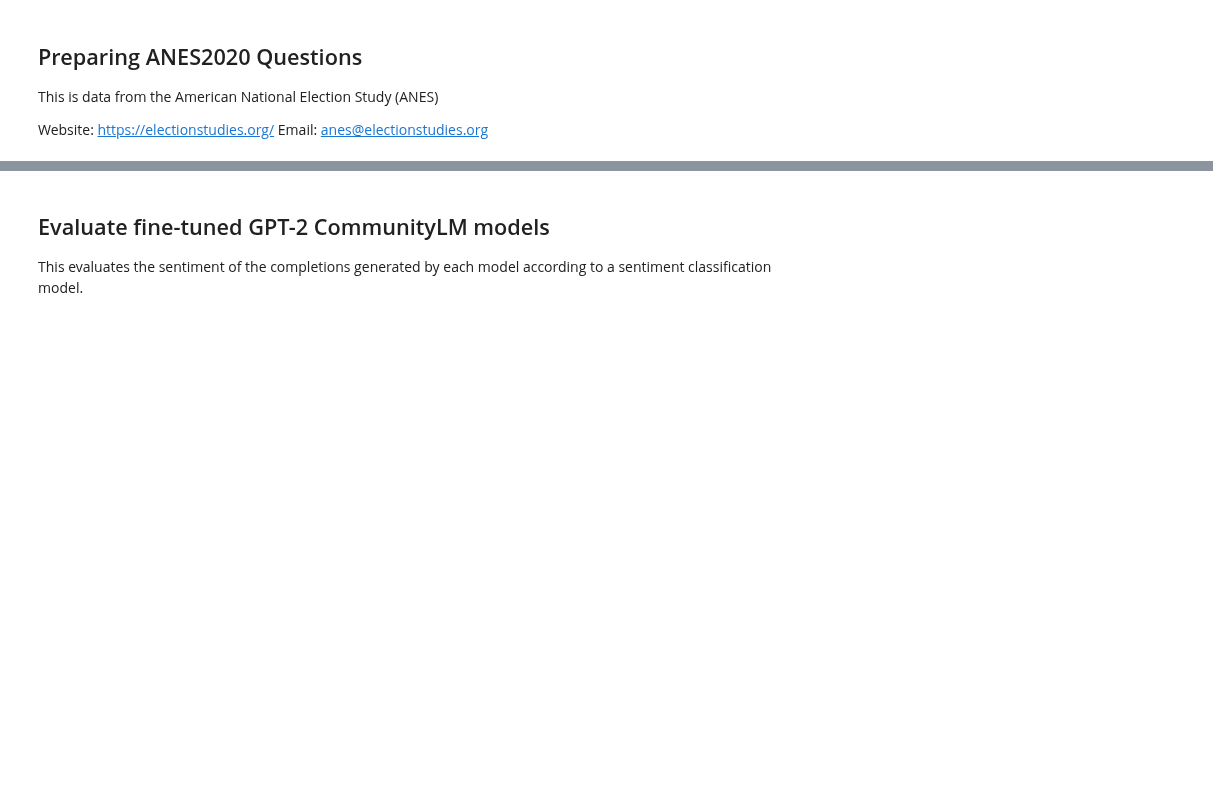
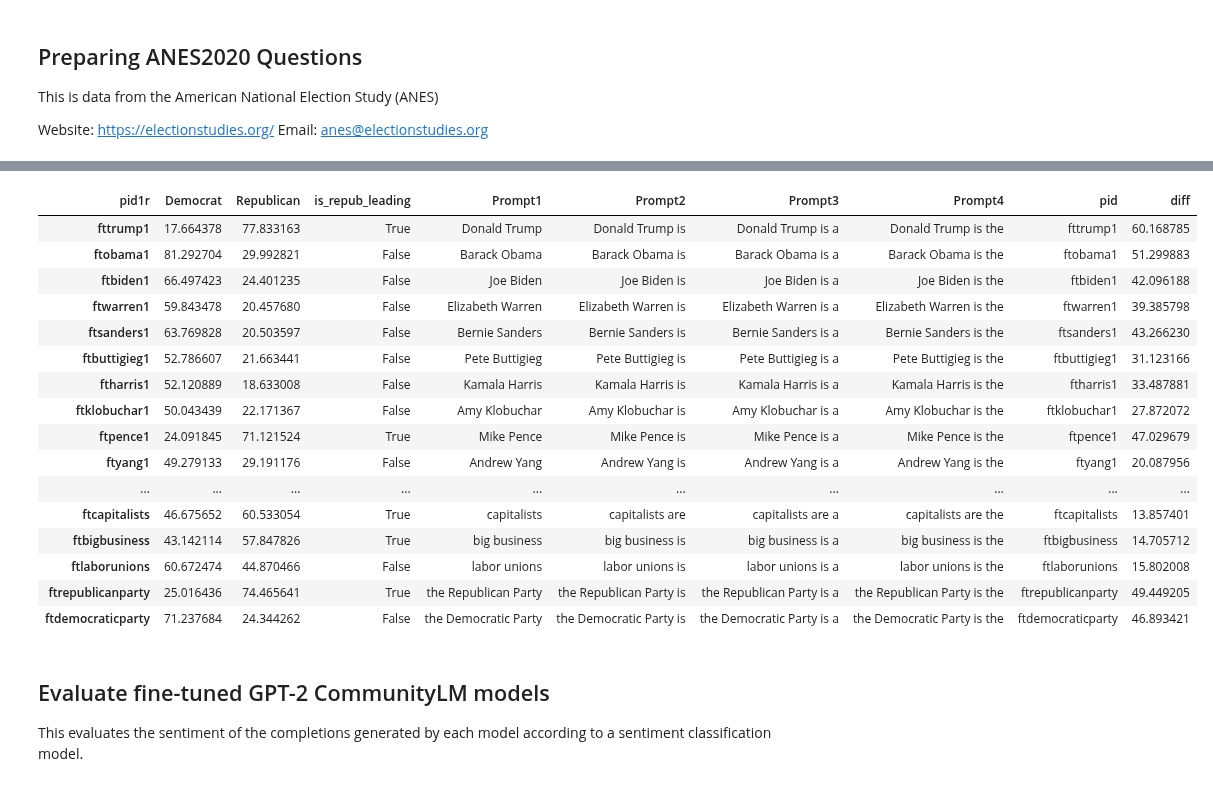
Before and after one commit to neulab/llments, a Jupyter notebook: examples/community_lm/community_lm_rag.ipynb, the cells around one changed output, grey strips where cells are left out. Saved outputs shown, nothing was run; the diff lists cells and outputs as text; code cells hidden in the pictures; blank space fills up the shorter version.

```diff
--- a/examples/community_lm/community_lm_rag.ipynb
+++ b/examples/community_lm/community_lm_rag.ipynb
@@ -74,7 +138,7 @@ This is data from the American National Election Study (ANES)
 Website: https://electionstudies.org/
 Email:   anes@electionstudies.org
 # %%
-df = pd.read_csv("data/anes_pilot_2020ets_csv.csv")
+df = pd.read_csv("examples/community_lm/data/anes_pilot_2020ets_csv.csv")
 
 print(f"Number of Rows Total {df.shape}")
 
@@ -99,6 +204,25 @@ df_politician_results.to_csv("output/anes2020_pilot_prompt_probing.csv", index=F
 # %%
 df_politician_results['diff'] = (df_politician_results.Democrat-df_politician_results.Republican).apply(abs)
 df_politician_results.sort_values(by=['diff'])
+df_politician_results
+# %% [output]
+| pid1r | Democrat | Republican | is_repub_leading | Prompt1 | Prompt2 | Prompt3 | Prompt4 | pid | diff |
+| fttrump1 | 17.664378 | 77.833163 | True | Donald Trump | Donald Trump is | Donald Trump is a | Donald Trump is the | fttrump1 | 60.168785 |
+| ftobama1 | 81.292704 | 29.992821 | False | Barack Obama | Barack Obama is | Barack Obama is a | Barack Obama is the | ftobama1 | 51.299883 |
+| ftbiden1 | 66.497423 | 24.401235 | False | Joe Biden | Joe Biden is | Joe Biden is a | Joe Biden is the | ftbiden1 | 42.096188 |
+| ftwarren1 | 59.843478 | 20.457680 | False | Elizabeth Warren | Elizabeth Warren is | Elizabeth Warren is a | Elizabeth Warren is the | ftwarren1 | 39.385798 |
+| ftsanders1 | 63.769828 | 20.503597 | False | Bernie Sanders | Bernie Sanders is | Bernie Sanders is a | Bernie Sanders is the | ftsanders1 | 43.266230 |
+| ftbuttigieg1 | 52.786607 | 21.663441 | False | Pete Buttigieg | Pete Buttigieg is | Pete Buttigieg is a | Pete Buttigieg is the | ftbuttigieg1 | 31.123166 |
+| ftharris1 | 52.120889 | 18.633008 | False | Kamala Harris | Kamala Harris is | Kamala Harris is a | Kamala Harris is the | ftharris1 | 33.487881 |
+| ftklobuchar1 | 50.043439 | 22.171367 | False | Amy Klobuchar | Amy Klobuchar is | Amy Klobuchar is a | Amy Klobuchar is the | ftklobuchar1 | 27.872072 |
+| ftpence1 | 24.091845 | 71.121524 | True | Mike Pence | Mike Pence is | Mike Pence is a | Mike Pence is the | ftpence1 | 47.029679 |
+| ftyang1 | 49.279133 | 29.191176 | False | Andrew Yang | Andrew Yang is | Andrew Yang is a | Andrew Yang is the | ftyang1 | 20.087956 |
+| ... | ... | ... | ... | ... | ... | ... | ... | ... | ... |
+| ftcapitalists | 46.675652 | 60.533054 | True | capitalists | capitalists are | capitalists are a | capitalists are the | ftcapitalists | 13.857401 |
+| ftbigbusiness | 43.142114 | 57.847826 | True | big business | big business is | big business is a | big business is the | ftbigbusiness | 14.705712 |
+| ftlaborunions | 60.672474 | 44.870466 | False | labor unions | labor unions is | labor unions is a | labor unions is the | ftlaborunions | 15.802008 |
+| ftrepublicanparty | 25.016436 | 74.465641 | True | the Republican Party | the Republican Party is | the Republican Party is a | the Republican Party is the | ftrepublicanparty | 49.449205 |
+| ftdemocraticparty | 71.237684 | 24.344262 | False | the Democratic Party | the Democratic Party is | the Democratic Party is a | the Democratic Party is the | ftdemocraticparty | 46.893421 |
 # %% [markdown]
 ## Evaluate fine-tuned GPT-2 CommunityLM models
 
```
Also changed, not shown: parts of 19 cells of this notebook, 1 other file.
